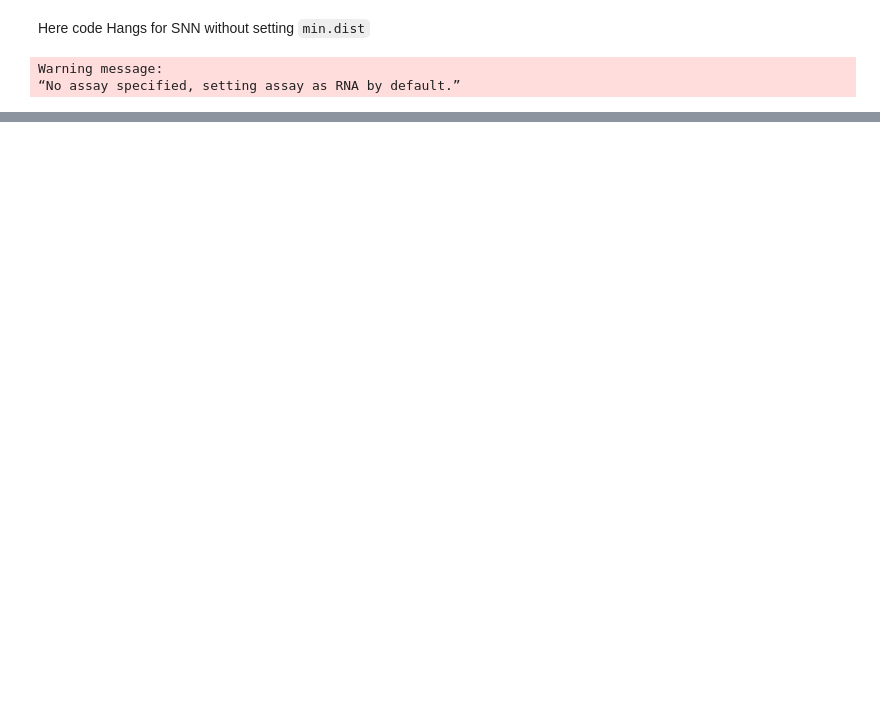
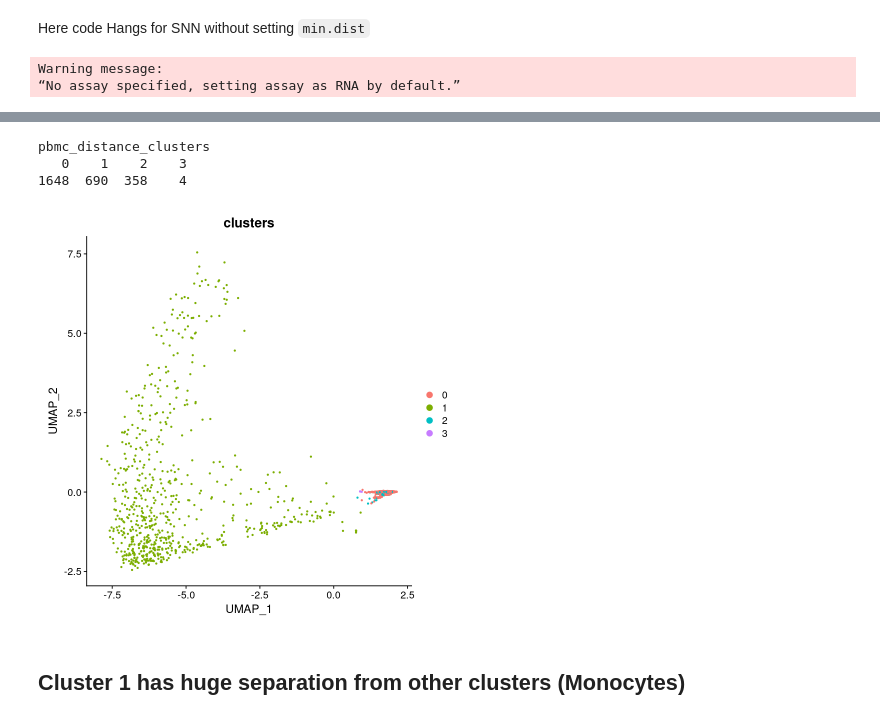
Before and after one commit to lab-medvedeva/Article-GADES, a Jupyter notebook: DistanceMatrixApplication/SeuratHobotnica.ipynb, the cells around one changed output, grey strips where cells are left out. Drawn from its saved outputs; the diff is of its cells as text; code cells hidden in the pictures; blank space fills up the shorter version.

Commit message:
Added UMAP applications

```diff
--- a/DistanceMatrixApplication/SeuratHobotnica.ipynb
+++ b/DistanceMatrixApplication/SeuratHobotnica.ipynb
@@ -77,5 +77,5 @@ Warning message in write.csv(scaled.data, file = "scaled_matrix.tsv", sep = "\t"
 “attempt to set 'sep' ignored”
 # %%
 dist.matrix <- as.matrix(
-    read.table('../Hobotnica-GPU/TestPBMC3K_matrix_euclidean.csv', header=T, row.names=1, sep=',')
+    read.table('../Hobotnica-GPU/TestPCA500_matrix_euclidean.csv', header=T, row.names=1, sep=',')
 )
@@ -82,7 +107,7 @@ dist.matrix <- as.matrix(
 # %% [markdown]
 Here we upload distance matrix as the input to `FindNeighbours`
 # %%
-pbmc_distance <- FindNeighbors(dist.matrix, distance.matrix = T, l2.norm = T)
+pbmc_distance <- FindNeighbors(dist.matrix, distance.matrix = T)
 pbmc_distance_clusters <- FindClusters(pbmc_distance$snn, resolution = 1.0)
 # %% [output]
 Building SNN based on a provided distance matrix
@@ -147,0 +157,2 @@ Warning message:
+# %%
+pbmc[['clusters']] <- pbmc_distance_clusters
@@ -147,0 +181,12 @@ Warning message:
+# %%
+table(pbmc_distance_clusters)
+# %% [output]
+pbmc_distance_clusters
+   0    1    2    3
+1648  690  358    4
+# %%
+DimPlot(pbmc, reduction = 'UMAP', group.by = 'clusters')
+# %% [output]
+[figure, added]
+# %% [markdown]
+## Cluster 1 has huge separation from other clusters (Monocytes)
```
Also changed, not shown: parts of 13 cells of this notebook, 1 other file.
